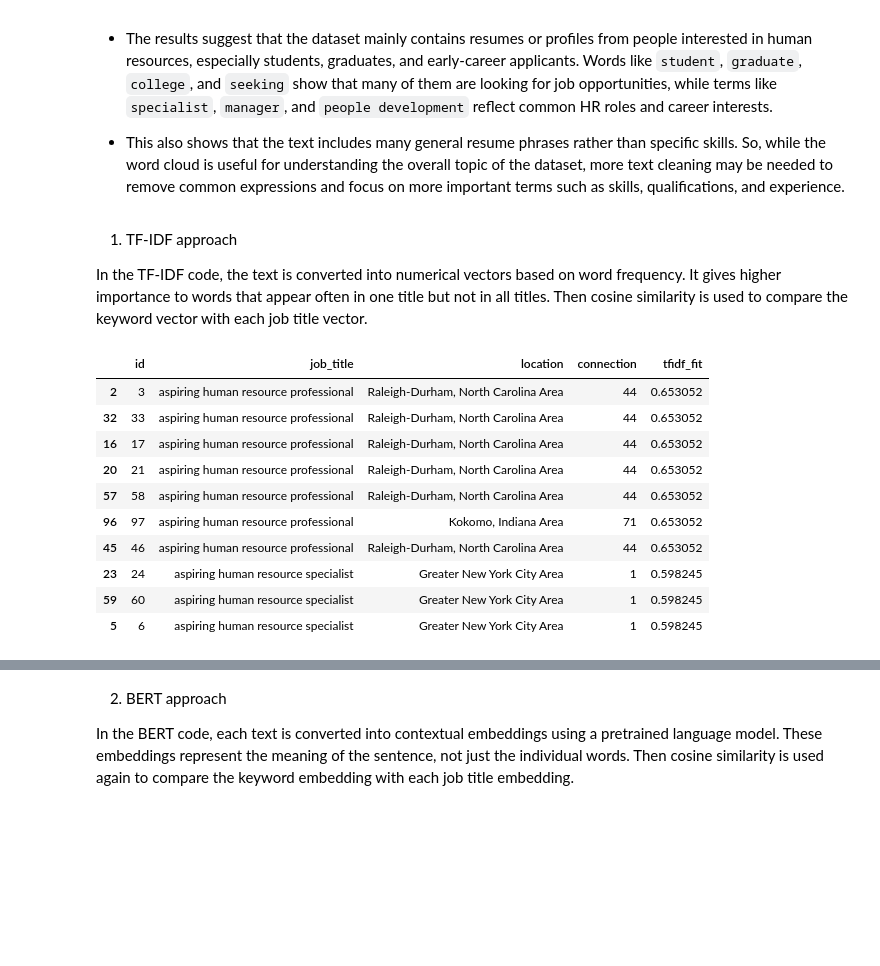
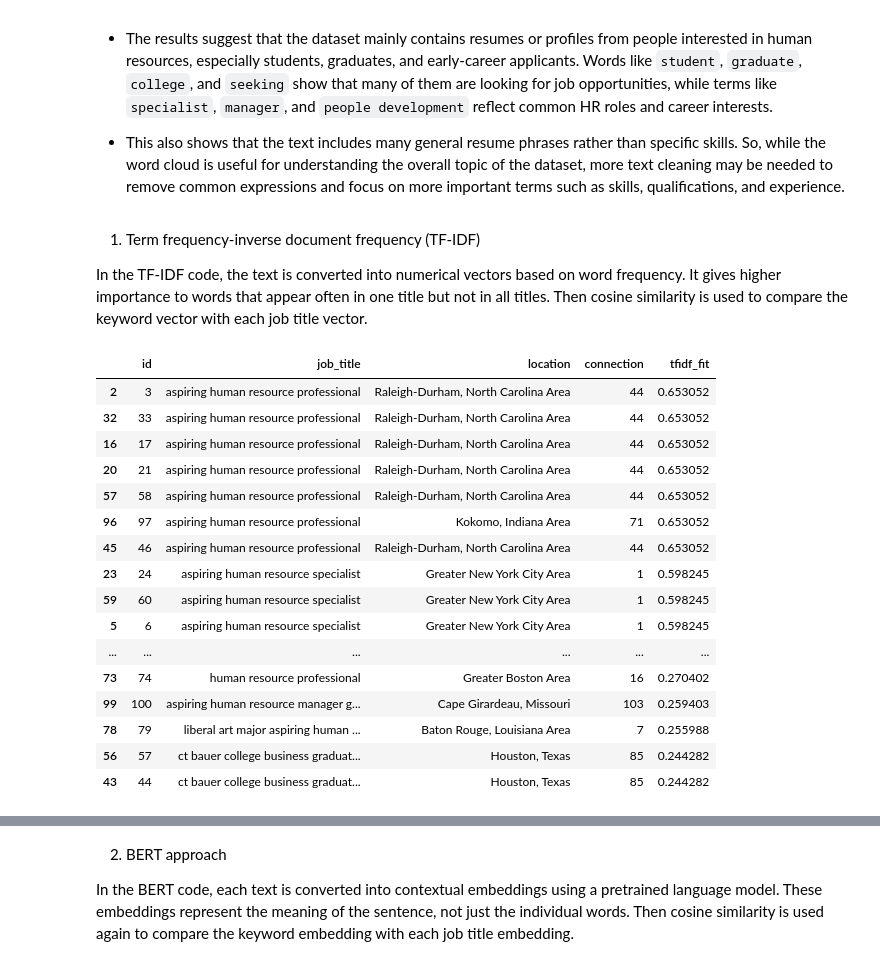
Before and after one commit to Ch-Ibrahim/nRhDDUb08MZl0Gfa, a Jupyter notebook: Potential Talents-Human Resources.ipynb, the cells around one changed output, grey strips where cells are left out. Drawn from its saved outputs; the diff is of its cells as text; code cells hidden in the pictures; blank space fills up the shorter version.

```diff
--- a/Potential Talents-Human Resources.ipynb
+++ b/Potential Talents-Human Resources.ipynb
@@ -303,37 +298,43 @@ keywords = ['aspiring human resources']
 data_Clean_tiile = Data_human.copy()
 # %% [markdown]
 
-1. TF-IDF approach
+1. Term frequency-inverse document frequency (TF-IDF)
 
 In the TF-IDF code, the text is converted into numerical vectors based on word frequency. It gives higher importance to words that appear often in one title but not in all titles. Then cosine similarity is used to compare the keyword vector with each job title vector.
 # %%
 vectorizer = TfidfVectorizer()
 
 tfidf_data = data_Clean_tiile.copy()
 titles = tfidf_data['job_title'].tolist()
 
 tfidf_title_embs = vectorizer.fit_transform(titles)
 tfidf_keyword_embs = vectorizer.transform(keywords)
 
 tfidf_cosine = [cosine_similarity(tfidf_keyword_embs, tfidf_title_emb) for tfidf_title_emb in tfidf_title_embs]
 cosine_list = []
 for i in tfidf_cosine:
   cosine_list.append(i.item())
 
 tfidf_data['tfidf_fit'] = cosine_list
 
 data = data_Clean_tiile.merge(tfidf_data['tfidf_fit'], how='left', left_index=True, right_index=True)
 data.sort_values('tfidf_fit', ascending=False, inplace=True)
-data.head(10)
+data.head(30)
 # %% [output]
 |  | id | job_title | location | connection | tfidf_fit |
 | 2 | 3 | aspiring human resource professional | Raleigh-Durham, North Carolina Area | 44 | 0.653052 |
 | 32 | 33 | aspiring human resource professional | Raleigh-Durham, North Carolina Area | 44 | 0.653052 |
 | 16 | 17 | aspiring human resource professional | Raleigh-Durham, North Carolina Area | 44 | 0.653052 |
 | 20 | 21 | aspiring human resource professional | Raleigh-Durham, North Carolina Area | 44 | 0.653052 |
 | 57 | 58 | aspiring human resource professional | Raleigh-Durham, North Carolina Area | 44 | 0.653052 |
 | 96 | 97 | aspiring human resource professional | Kokomo, Indiana Area | 71 | 0.653052 |
 | 45 | 46 | aspiring human resource professional | Raleigh-Durham, North Carolina Area | 44 | 0.653052 |
 | 23 | 24 | aspiring human resource specialist | Greater New York City Area | 1 | 0.598245 |
 | 59 | 60 | aspiring human resource specialist | Greater New York City Area | 1 | 0.598245 |
 | 5 | 6 | aspiring human resource specialist | Greater New York City Area | 1 | 0.598245 |
+| ... | ... | ... | ... | ... | ... |
+| 73 | 74 | human resource professional | Greater Boston Area | 16 | 0.270402 |
+| 99 | 100 | aspiring human resource manager g... | Cape Girardeau, Missouri | 103 | 0.259403 |
+| 78 | 79 | liberal art major aspiring human ... | Baton Rouge, Louisiana Area | 7 | 0.255988 |
+| 56 | 57 | ct bauer college business graduat... | Houston, Texas | 85 | 0.244282 |
+| 43 | 44 | ct bauer college business graduat... | Houston, Texas | 85 | 0.244282 |
```
Also changed, not shown: parts of 14 cells of this notebook.
